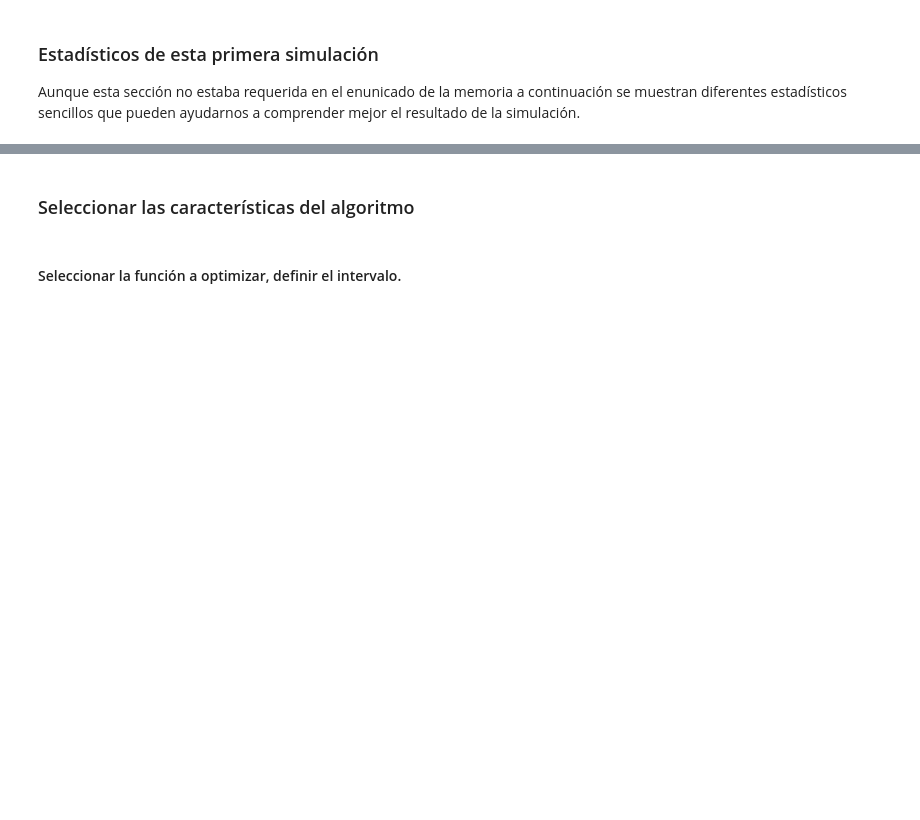
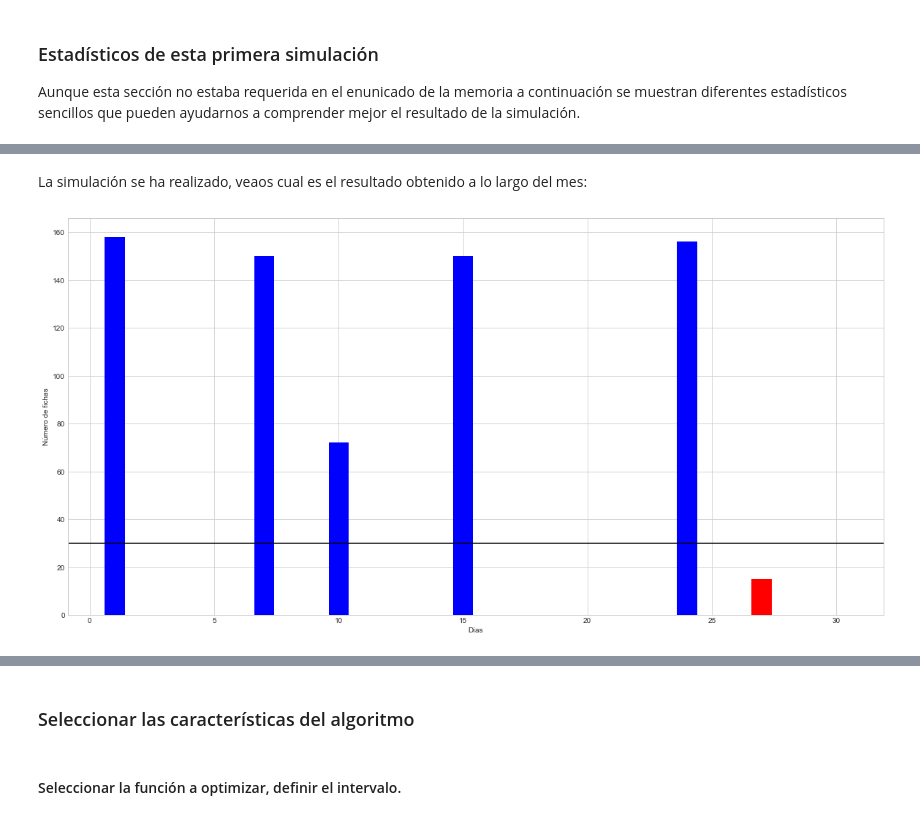
Before and after one commit to scaverod/GamblingMarkovChain, a Jupyter notebook: enunciado.ipynb, the cells around one changed output, grey strips where cells are left out. Drawn from its saved outputs; the diff is of its cells as text; code cells hidden in the pictures; blank space fills up the shorter version.

```diff
--- a/enunciado.ipynb
+++ b/enunciado.ipynb
@@ -286,0 +279,15 @@ import numpy as np
+# %%
+LEAVE_WITH_MIN = 0
+LEAVE_WITH_MAX = 150
+NUM_GAMES = 1000
+INITIAL_CHIPS = 30
+DAYS = 30
+# %%
+simulation, chips, games = simulate(matrix, gambling_random,NUM_GAMES, INITIAL_CHIPS, DAYS)
+df = create_df(chips, games)
+# %% [markdown]
+La simulación se ha realizado, veaos cual es el resultado obtenido a lo largo del mes:
+# %%
+plot_bar_graph(df, INITIAL_CHIPS)
+# %% [output]
+[figure, added]
```
Also changed, not shown: parts of 15 cells of this notebook.
